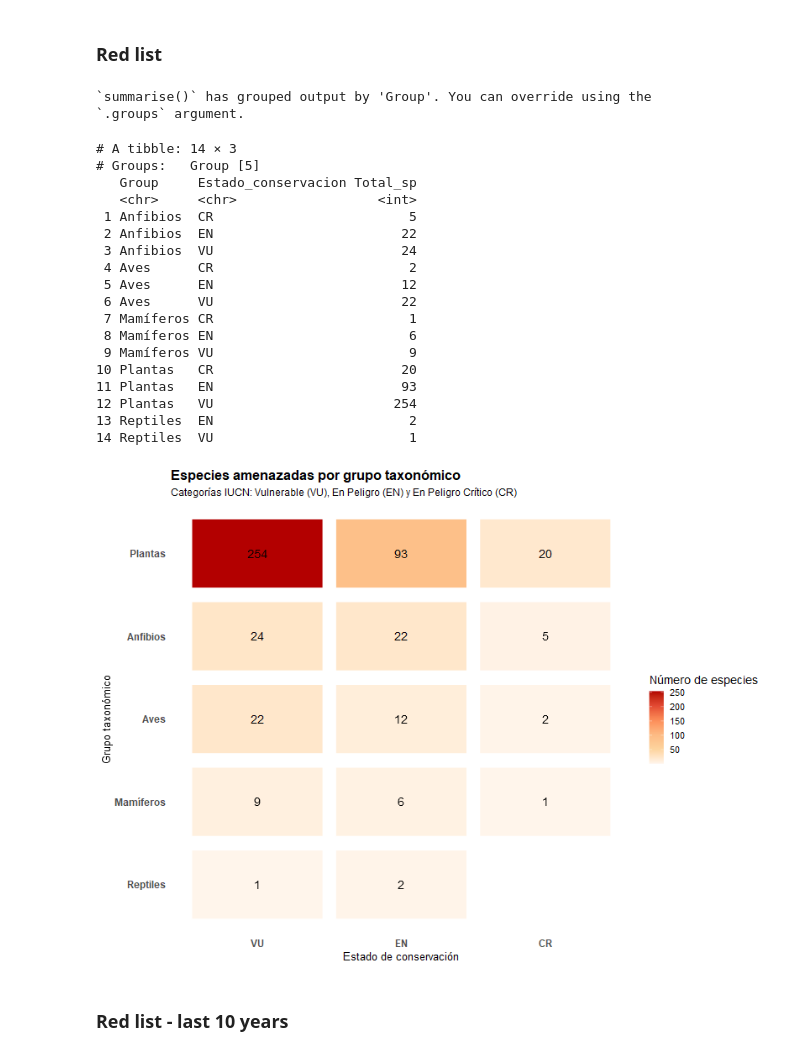
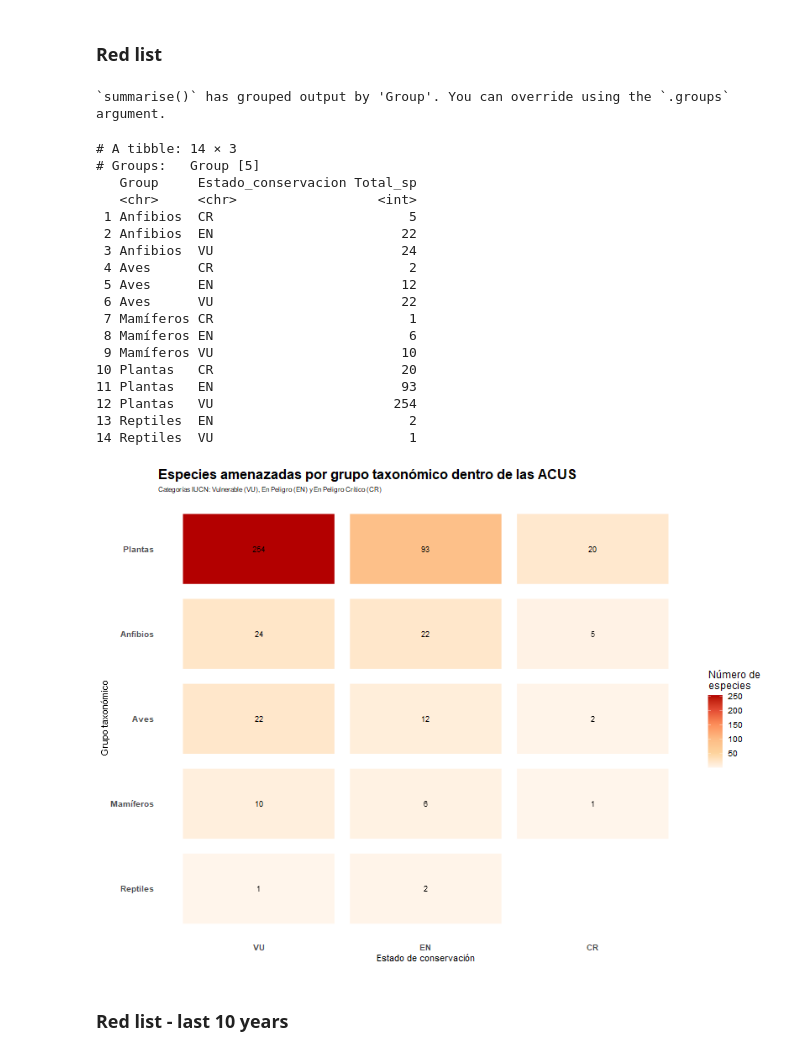
Before and after one commit to daningMontano/ACUS_BIODIV_ZCH, a Jupyter notebook: Notebooks/1_Ocurrences_report.ipynb, the cells around one changed output. Saved outputs shown, nothing was run; the diff lists cells and outputs as text; code cells hidden in the pictures.

Commit message:
Analisis final de biodiv

```diff
--- a/Notebooks/1_Ocurrences_report.ipynb
+++ b/Notebooks/1_Ocurrences_report.ipynb
@@ -106,3 +193,5 @@ recors_acus <- st_join(
+# %%
+bio_records_complt = read.csv( "../../../DATOS/Datasets/Biodiversidad/biodiversidad_all_data.csv")
 # %% [markdown]
 # **5. Report**
 # %% [markdown]
@@ -716,7 +817,7 @@ plot_resumen_estado
 # %% [markdown]
 ## 5.2 ACUS
 # %%
-recors_acus_filter <- recors_acus %>%
+recors_acus_filter <- bio_records_complt %>%
   filter(!is.na(Nombre)) %>%
  # filter(!is.na(Nombre))%>%
   as.data.frame() %>%
@@ -916,8 +1043,7 @@ sp_by_group_redlist_acus = recors_acus_filter %>%
   summarise(Total_sp = n())
 sp_by_group_redlist_acus
 # %% [output]
-`summarise()` has grouped output by 'Group'. You can override using the
-`.groups` argument.
+`summarise()` has grouped output by 'Group'. You can override using the `.groups` argument.
 # A tibble: 14 × 3
 # Groups:   Group [5]
    Group     Estado_conservacion Total_sp
@@ -930,7 +1056,7 @@ sp_by_group_redlist_acus
  6 Aves      VU                        22
  7 Mamíferos CR                         1
  8 Mamíferos EN                         6
- 9 Mamíferos VU                         9
+ 9 Mamíferos VU                        10
 10 Plantas   CR                        20
 11 Plantas   EN                        93
 12 Plantas   VU                       254
@@ -963,41 +1089,41 @@ sp_plot <- sp_by_group_redlist_acus %>%
 plot_redlist_heatmap_acus <- ggplot(
   sp_plot,
   aes(x = Estado_conservacion, y = Group, fill = Total_sp)
 ) +
   geom_tile(
     color = "white",
     linewidth = 1.2,
     width = 0.92,
     height = 0.85
   ) +
   geom_text(
     aes(label = number(Total_sp, big.mark = ".", decimal.mark = ",")),
     color = "black",
-    size = 5
+    size = 3
   ) +
   scale_fill_gradientn(
     colours = c("#fff5eb", "#fdd49e", "#fdbb84", "#fc8d59", "#e34a33", "#b30000"),
     labels = label_number(big.mark = ".", decimal.mark = ",")
   ) +
   labs(
-    title = "Especies amenazadas por grupo taxonómico",
+    title = "Especies amenazadas por grupo taxonómico dentro de las ACUS",
     subtitle = "Categorías IUCN: Vulnerable (VU), En Peligro (EN) y En Peligro Crítico (CR)",
     x = "Estado de conservación",
     y = "Grupo taxonómico",
-    fill = "Número de especies"
+    fill = "Número de\nespecies"
   ) +
-  theme_minimal(base_size = 14) +
+  theme_minimal(base_size = 12) +
   theme(
     panel.grid = element_blank(),
-    axis.title.x = element_text(size = 13),
-    axis.title.y = element_text(size = 13),
-    axis.text.x = element_text(size = 12, face = "bold"),
-    axis.text.y = element_text(size = 12, face = "bold"),
+    axis.title.x = element_text(size = 11),
+    axis.title.y = element_text(size = 11),
+    axis.text.x = element_text(size = 10, face = "bold"),
+    axis.text.y = element_text(size = 10, face = "bold"),
     legend.position = "right",
     plot.title = element_text(size = 16, face = "bold"),
-    plot.subtitle = element_text(size = 12)
+    plot.subtitle = element_text(size = 8)
   )
 
-plot_redlist_heatmap_acus
+  plot_redlist_heatmap_acus
 # %% [output]
-[figure, old version]
+[figure, new version]
```
Also changed, not shown: parts of 50 cells of this notebook, 32 other files.
